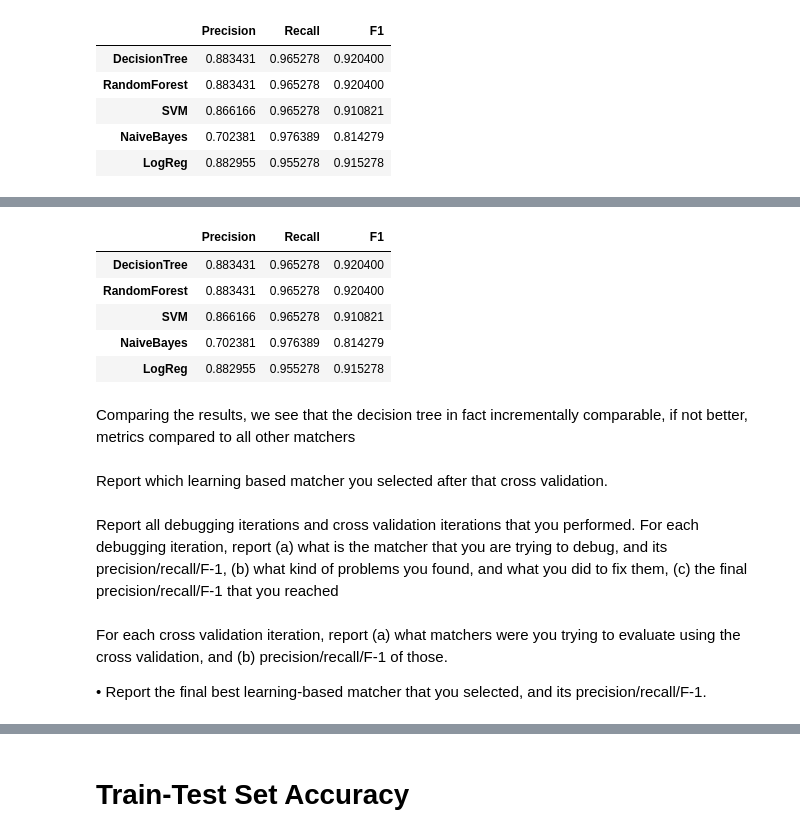
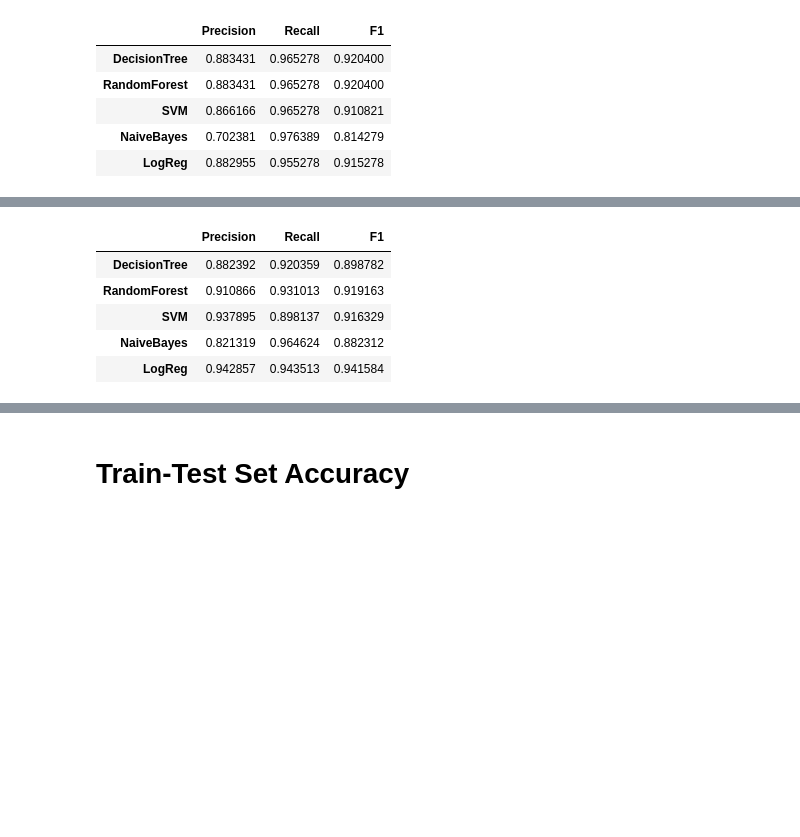
Before and after one commit to malnoxon/board-game-data-science, a Jupyter notebook: stage4/stage4_report.ipynb, the cells around one changed output, grey strips where cells are left out. Drawn from its saved outputs; the diff is of its cells as text; code cells hidden in the pictures; blank space fills up the shorter version.

```diff
--- a/stage4/stage4_report.ipynb
+++ b/stage4/stage4_report.ipynb
@@ -233,14 +266,13 @@ cross_validation_eval(H_1)
 # %%
 # Convert the I into a set of feature vectors using F
 # Here, we add name edit distance as a feature
-include_features_2 = [
+include_features_3 = [
     'min_num_players_min_num_players_lev_dist',
     'max_num_players_max_num_players_lev_dist',
     'min_gameplay_time_min_gameplay_time_lev_dist',
     'max_gameplay_time_max_gameplay_time_lev_dist',
     'name_name_lev_dist'
 ]
-F_2 = F.loc[F['feature_name'].isin(include_features)]
-H_2 = em.extract_feature_vecs(I, feature_table=F_2, attrs_after='label', show_progress=False)
-H_2.head(10)
+F_3 = F.loc[F['feature_name'].isin(include_features_3)]
+H_3 = em.extract_feature_vecs(I, feature_table=F_3, attrs_after='label', show_progress=False)
 # %% [output]
@@ -258,23 +285,9 @@ H_2.head(10)
 # %%
-cross_validation_eval(H_2)
+cross_validation_eval(H_3)
 # %% [output]
 |  | Precision | Recall | F1 |
-| DecisionTree | 0.883431 | 0.965278 | 0.920400 |
-| RandomForest | 0.883431 | 0.965278 | 0.920400 |
-| SVM | 0.866166 | 0.965278 | 0.910821 |
-| NaiveBayes | 0.702381 | 0.976389 | 0.814279 |
-| LogReg | 0.882955 | 0.955278 | 0.915278 |
+| DecisionTree | 0.882392 | 0.920359 | 0.898782 |
+| RandomForest | 0.910866 | 0.931013 | 0.919163 |
+| SVM | 0.937895 | 0.898137 | 0.916329 |
+| NaiveBayes | 0.821319 | 0.964624 | 0.882312 |
+| LogReg | 0.942857 | 0.943513 | 0.941584 |
-# %% [markdown]
-Comparing the results, we see that the decision tree in fact incrementally comparable, if not better, metrics compared to all other matchers
-# %% [markdown]
-Report which learning based matcher you selected after that cross validation.
-# %% [markdown]
-Report all debugging iterations and cross validation iterations that you performed. For each debugging
-iteration, report (a) what is the matcher that you are trying to debug, and its precision/recall/F-1, (b)
-what kind of problems you found, and what you did to fix them, (c) the final precision/recall/F-1 that
-you reached
-# %% [markdown]
-For each cross validation iteration, report (a) what matchers were you trying to evaluate using the
-cross validation, and (b) precision/recall/F-1 of those.
-
-• Report the final best learning-based matcher that you selected, and its precision/recall/F-1.
```
Also changed, not shown: parts of 11 cells of this notebook, 1 other file.
